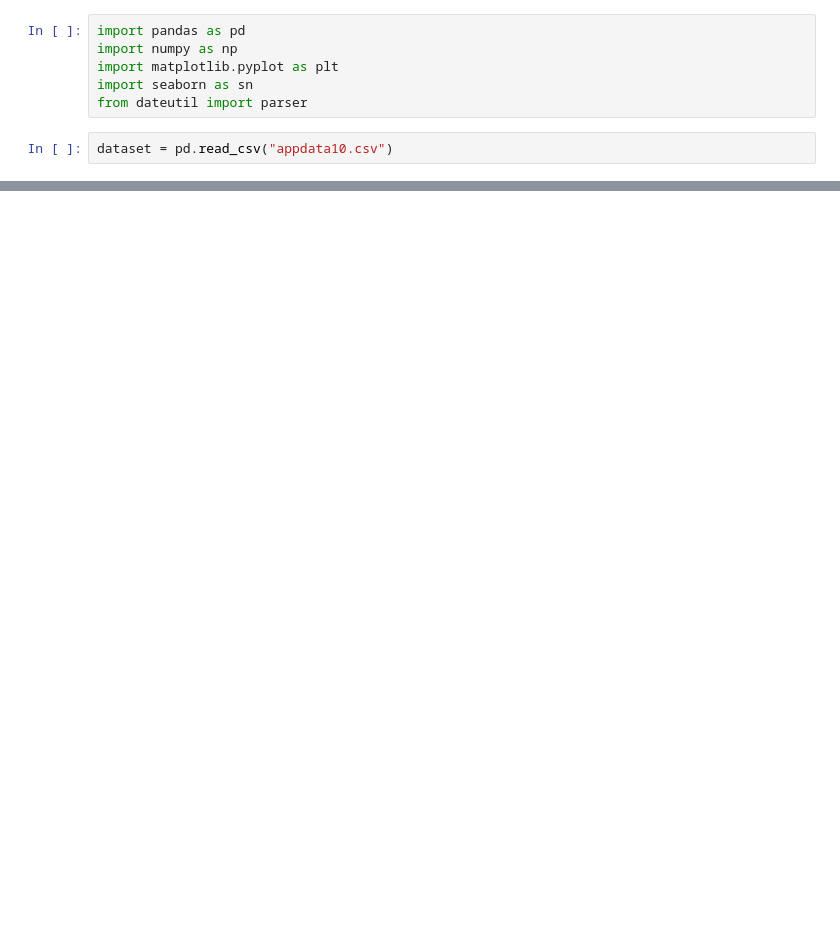
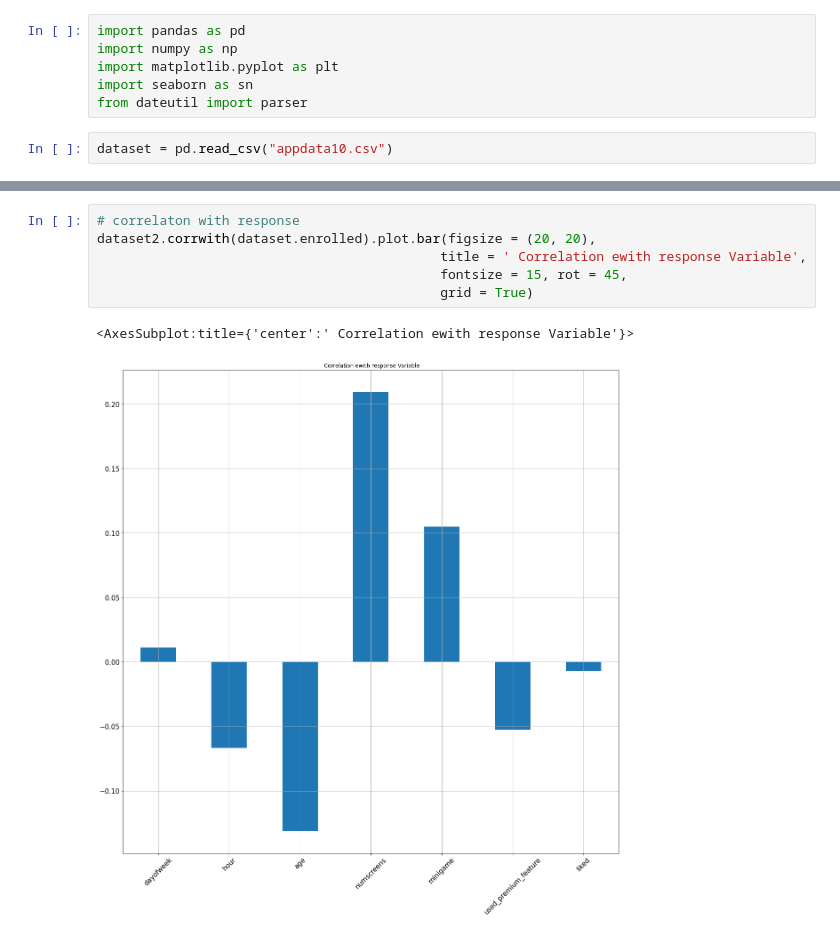
Before and after one commit to rigole/ml-projects, a Jupyter notebook: Redirecting-Customer/customer.ipynb, the cells around one changed output, grey strips where cells are left out. Drawn from its saved outputs; the diff is of its cells as text; blank space fills up the shorter version.

```diff
--- a/Redirecting-Customer/customer.ipynb
+++ b/Redirecting-Customer/customer.ipynb
@@ -17,0 +74,9 @@ dataset.head()
+# %%
+# correlaton with response
+dataset2.corrwith(dataset.enrolled).plot.bar(figsize = (20, 20),
+                                            title = ' Correlation ewith response Variable',
+                                            fontsize = 15, rot = 45,
+                                            grid = True)
+# %% [output]
+<AxesSubplot:title={'center':' Correlation ewith response Variable'}>
+[figure, added]
```
Also changed, not shown: parts of 8 cells of this notebook.
